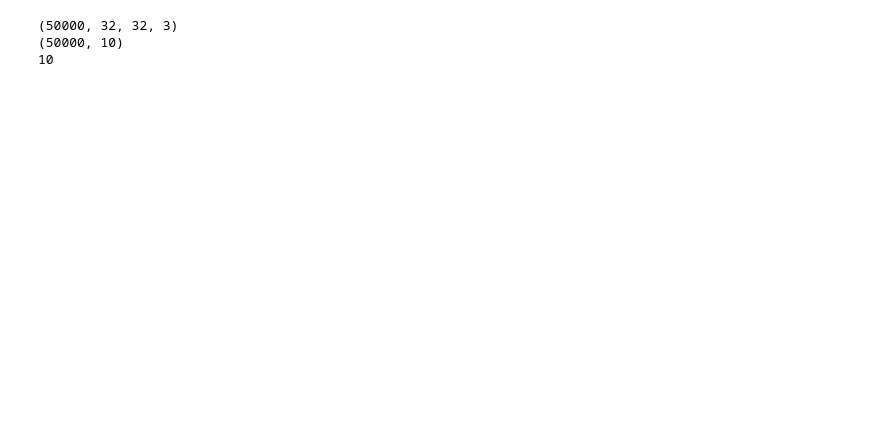
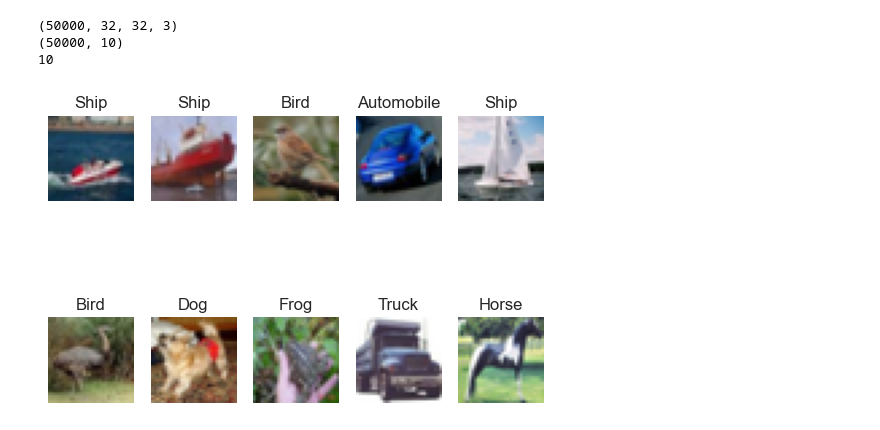
Before and after one commit to TMarszalek129/Neural-Networks, a Jupyter notebook: conv_layers_2.ipynb, the cells around one changed output. Cells and saved outputs as stored; diff of their text form; code cells hidden in the pictures; blank space fills up the shorter version.

```diff
--- a/conv_layers_2.ipynb
+++ b/conv_layers_2.ipynb
@@ -61,3 +62,15 @@ print(num_class)
 (50000, 32, 32, 3)
 (50000, 10)
 10
+# %%
+indices = np.random.choice(np.arange(train_x.shape[0]), 10, replace=False)
+classes = ['Airplane', 'Automobile', 'Bird', 'Cat', 'Deer', 'Dog', 'Frog', 'Horse', 'Ship', 'Truck']
+plt.figure()
+for idx, i in enumerate(indices):
+    plt.subplot(2, 5, idx+1)
+    plt.imshow(train_x[i])
+    plt.title(classes[np.argmax(train_y[i])])
+    plt.axis('off')
+plt.show()
+# %% [output]
+[figure, added]
```
Also changed, not shown: parts of 8 cells of this notebook, 2 other files.
